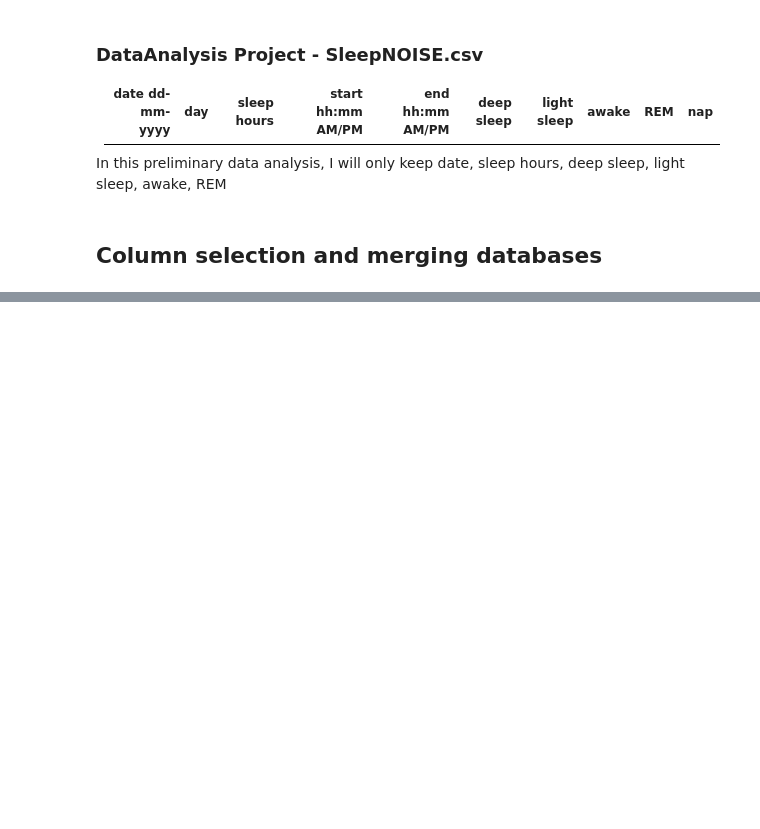
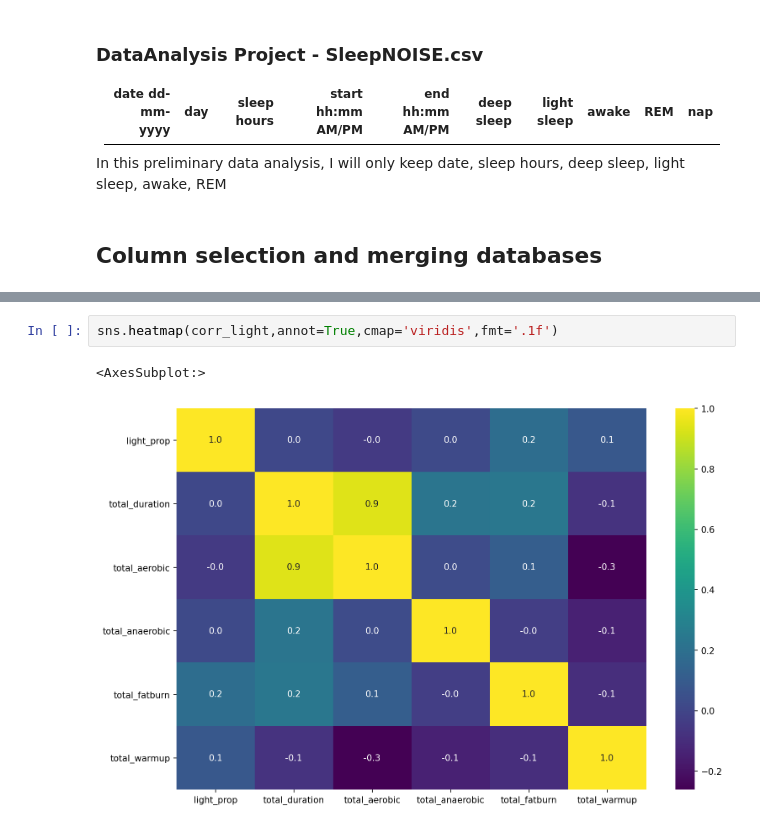
Before and after one commit to sangeethankumar/sleepNexercise, a Jupyter notebook: Effect of physical activity on sleep quality.ipynb, the cells around one changed output, grey strips where cells are left out. Drawn from its saved outputs; the diff is of its cells as text; blank space fills up the shorter version.

```diff
--- a/Effect of physical activity on sleep quality.ipynb
+++ b/Effect of physical activity on sleep quality.ipynb
@@ -55,0 +280,5 @@ From the above operations, I have the following tables. They are available as [c
+# %%
+sns.heatmap(corr_light,annot=True,cmap='viridis',fmt='.1f')
+# %% [output]
+<AxesSubplot:>
+[figure, added]
```
Also changed, not shown: parts of 39 cells of this notebook, 13 other files.
